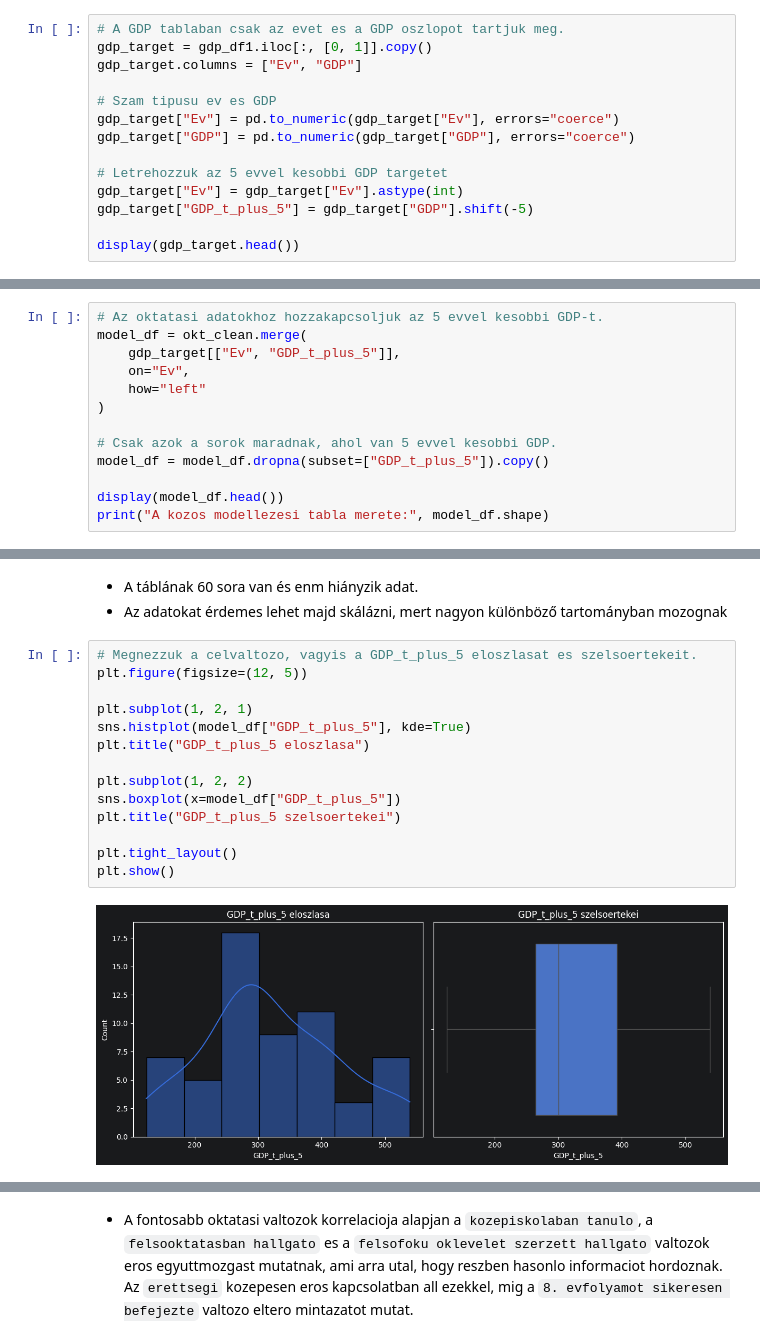
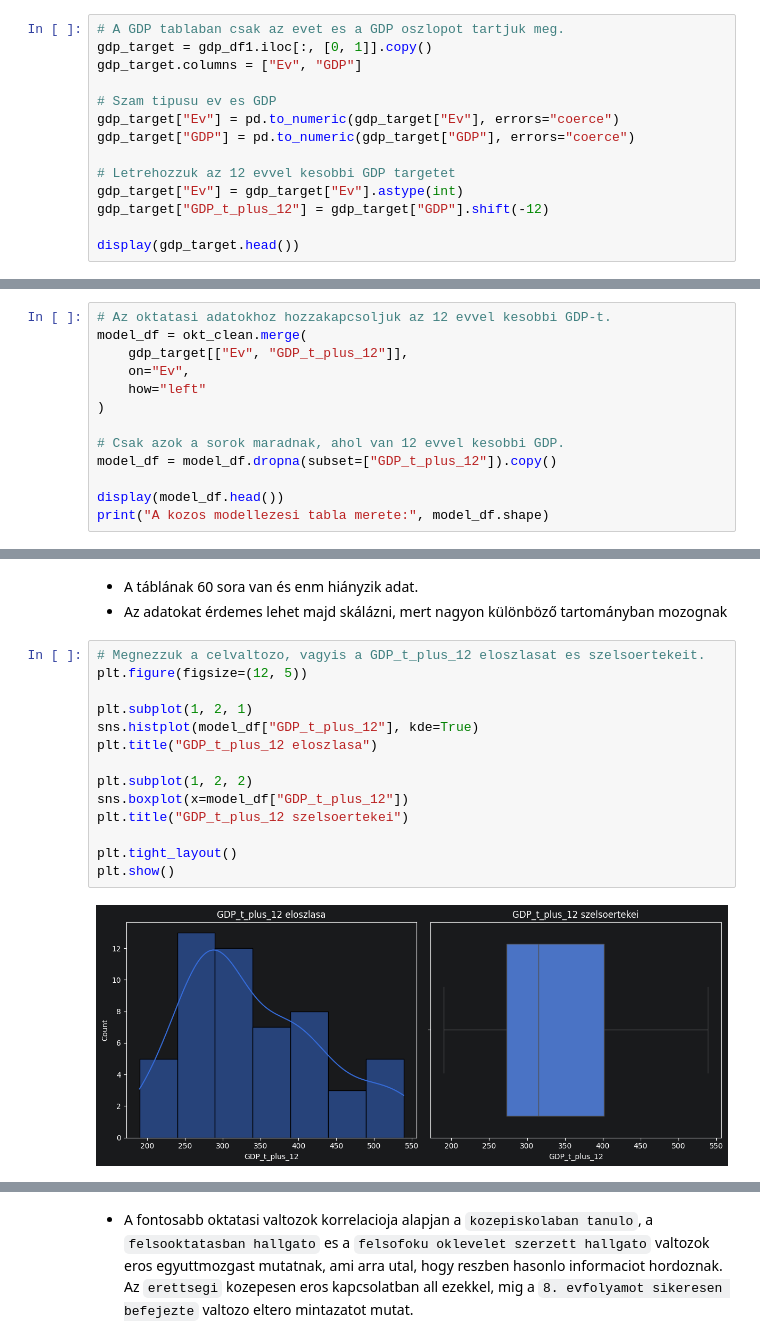
Before and after one commit to uflik/big_data_homework, a Jupyter notebook: BIGDATA-MI_HF.ipynb, the cells around one changed output, grey strips where cells are left out. Cells and saved outputs as stored; diff of their text form.

```diff
--- a/BIGDATA-MI_HF.ipynb
+++ b/BIGDATA-MI_HF.ipynb
@@ -534,9 +534,9 @@ gdp_target.columns = ["Ev", "GDP"]
 gdp_target["Ev"] = pd.to_numeric(gdp_target["Ev"], errors="coerce")
 gdp_target["GDP"] = pd.to_numeric(gdp_target["GDP"], errors="coerce")
 
-# Letrehozzuk az 5 evvel kesobbi GDP targetet
+# Letrehozzuk az 12 evvel kesobbi GDP targetet
 gdp_target["Ev"] = gdp_target["Ev"].astype(int)
-gdp_target["GDP_t_plus_5"] = gdp_target["GDP"].shift(-5)
+gdp_target["GDP_t_plus_12"] = gdp_target["GDP"].shift(-12)
 
 display(gdp_target.head())
 # %% [output]
@@ -593,15 +593,15 @@ display(okt_clean.head())
 | 3 | 184 | 1607 | 1512 | 151.0 | NaN | ... |
 | 4 | 187 | 1561 | 1486 | 164.0 | NaN | ... |
 # %%
-# Az oktatasi adatokhoz hozzakapcsoljuk az 5 evvel kesobbi GDP-t.
+# Az oktatasi adatokhoz hozzakapcsoljuk az 12 evvel kesobbi GDP-t.
 model_df = okt_clean.merge(
-    gdp_target[["Ev", "GDP_t_plus_5"]],
+    gdp_target[["Ev", "GDP_t_plus_12"]],
     on="Ev",
     how="left"
 )
 
-# Csak azok a sorok maradnak, ahol van 5 evvel kesobbi GDP.
-model_df = model_df.dropna(subset=["GDP_t_plus_5"]).copy()
+# Csak azok a sorok maradnak, ahol van 12 evvel kesobbi GDP.
+model_df = model_df.dropna(subset=["GDP_t_plus_12"]).copy()
 
 display(model_df.head())
 print("A kozos modellezesi tabla merete:", model_df.shape)
@@ -700,19 +700,19 @@ model_df.describe()
 - A táblának 60 sora van és enm hiányzik adat.
 - Az adatokat érdemes lehet majd skálázni, mert nagyon különböző tartományban mozognak
 # %%
-# Megnezzuk a celvaltozo, vagyis a GDP_t_plus_5 eloszlasat es szelsoertekeit.
+# Megnezzuk a celvaltozo, vagyis a GDP_t_plus_12 eloszlasat es szelsoertekeit.
 plt.figure(figsize=(12, 5))
 
 plt.subplot(1, 2, 1)
-sns.histplot(model_df["GDP_t_plus_5"], kde=True)
-plt.title("GDP_t_plus_5 eloszlasa")
+sns.histplot(model_df["GDP_t_plus_12"], kde=True)
+plt.title("GDP_t_plus_12 eloszlasa")
 
 plt.subplot(1, 2, 2)
-sns.boxplot(x=model_df["GDP_t_plus_5"])
-plt.title("GDP_t_plus_5 szelsoertekei")
+sns.boxplot(x=model_df["GDP_t_plus_12"])
+plt.title("GDP_t_plus_12 szelsoertekei")
 
 plt.tight_layout()
 plt.show()
 # %% [output]
-[figure, old version]
+[figure, new version]
 # %% [markdown]
```
Also changed, not shown: parts of 40 cells of this notebook.
